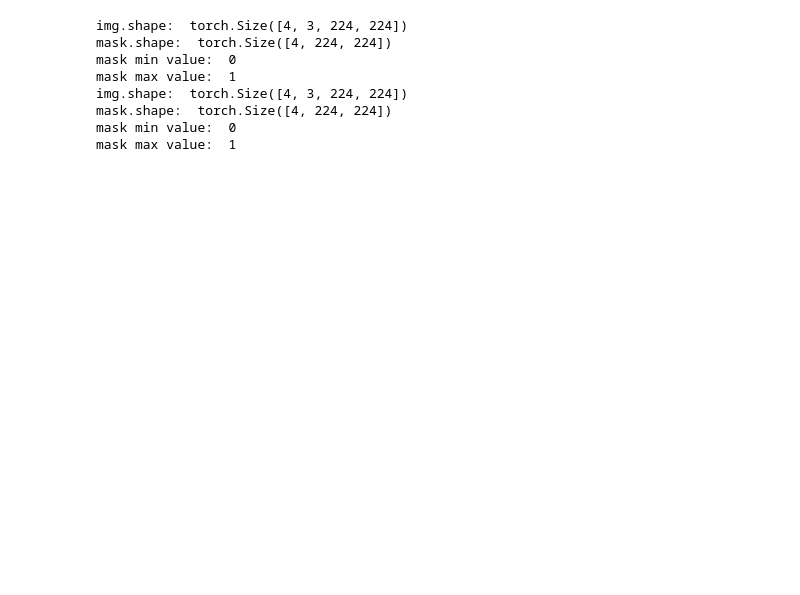
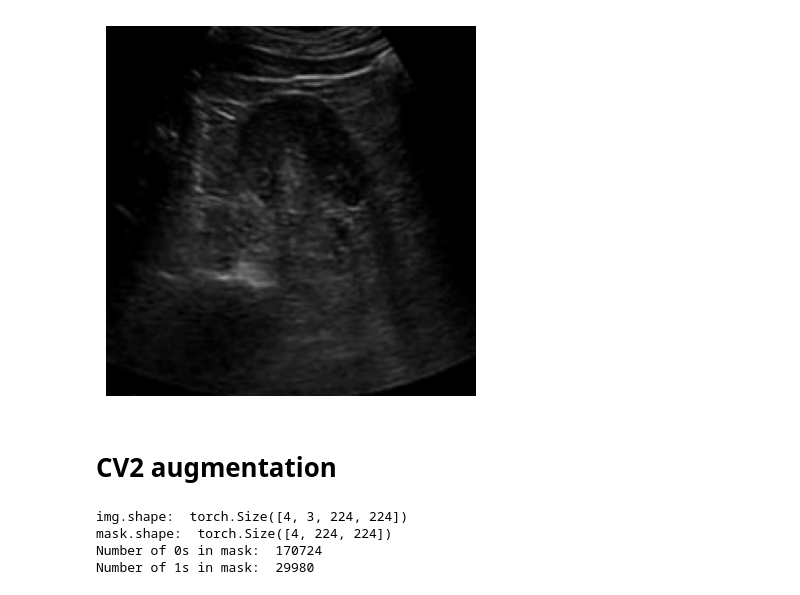
Before and after one commit to Yang-Jiaxiang/ST-PlusPlus-Louis, a Jupyter notebook: Visualization.ipynb, the cells around one changed output. Drawn from its saved outputs; the diff is of its cells as text; code cells hidden in the pictures; blank space fills up the shorter version.

Commit message:
augmentation

```diff
--- a/Visualization.ipynb
+++ b/Visualization.ipynb
@@ -121,0 +70,13 @@ def get_preprocessing(preprocessing_fn):
+# %%
+# Augment an image
+sample = image_only_transform(image=image)
+image = sample["image"]
+transformed = shared_transform(image=image)
+
+transformed_image = transformed["image"]
+
+plt_img(transformed_image)
+# %% [output]
+[figure, added]
+# %% [markdown]
+# CV2 augmentation
@@ -129,40 +93,0 @@ trainloader = DataLoader(trainset, batch_size=4, shuffle=True,
-# %%
-import numpy as np
-from matplotlib import pyplot as plt
-
-trainset = SemiDataset(dataset, data_root, 'semi_train', crop_size,
-                        labeled_id_path, unlabeled_id_path, pseudo_mask_path)
-trainloader = DataLoader(trainset, batch_size=4, shuffle=True,
-                            pin_memory=True, num_workers=16, drop_last=True)
-
-for i, (img, mask) in enumerate(trainloader):
-    print('img.shape: ', img.shape)
-    print('mask.shape: ', mask.shape)
-
-    print('mask min value: ', mask.min().item())
-    print('mask max value: ', mask.max().item())
-    break
-
-
-
-MODE = 'train'
-trainset = SemiDataset(dataset, data_root, MODE, crop_size, labeled_id_path)
-trainset.ids = 2 * trainset.ids if len(trainset.ids) < 200 else trainset.ids
-trainloader = DataLoader(trainset, batch_size=batch_size, shuffle=True,
-                         pin_memory=True, num_workers=16, drop_last=True)
-for i, (img, mask) in enumerate(trainloader):
-    print('img.shape: ', img.shape)
-    print('mask.shape: ', mask.shape)
-
-    print('mask min value: ', mask.min().item())
-    print('mask max value: ', mask.max().item())
-    break
-# %% [output]
-img.shape:  torch.Size([4, 3, 224, 224])
-mask.shape:  torch.Size([4, 224, 224])
-mask min value:  0
-mask max value:  1
-img.shape:  torch.Size([4, 3, 224, 224])
-mask.shape:  torch.Size([4, 224, 224])
-mask min value:  0
-mask max value:  1
@@ -182,0 +94,22 @@ trainloader = DataLoader(trainset, batch_size=batch_size, shuffle=True,
+# %%
+for i, (img, mask) in enumerate(trainloader):
+    print('img.shape: ', img.shape)
+    print('mask.shape: ', mask.shape)
+
+    # 將張量轉換為 NumPy 陣列
+    mask_np = mask.numpy()
+
+    # 計算遮罩中 0 和 1 的數量
+    num_zeros = (mask_np == 0).sum()
+    num_ones = (mask_np == 1).sum()
+
+    print('Number of 0s in mask: ', num_zeros)
+    print('Number of 1s in mask: ', num_ones)
+
+    # 打破循環，只檢查第一個批次
+    break
+# %% [output]
+img.shape:  torch.Size([4, 3, 224, 224])
+mask.shape:  torch.Size([4, 224, 224])
+Number of 0s in mask:  170724
+Number of 1s in mask:  29980
```
Also changed, not shown: parts of 19 cells of this notebook, 27 other files.
